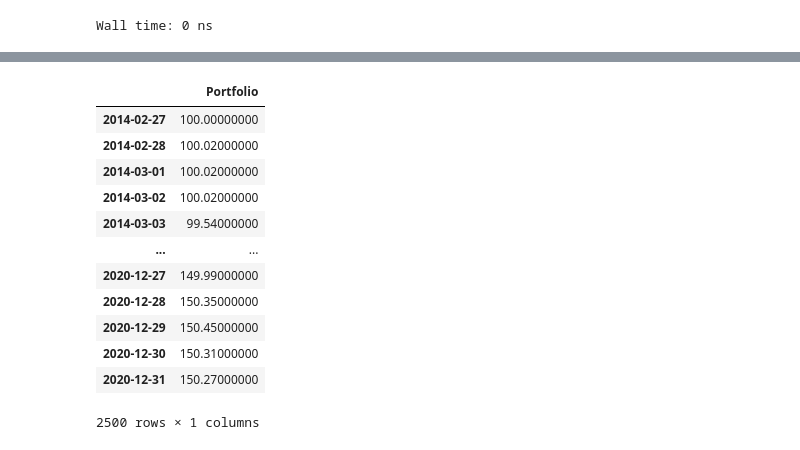
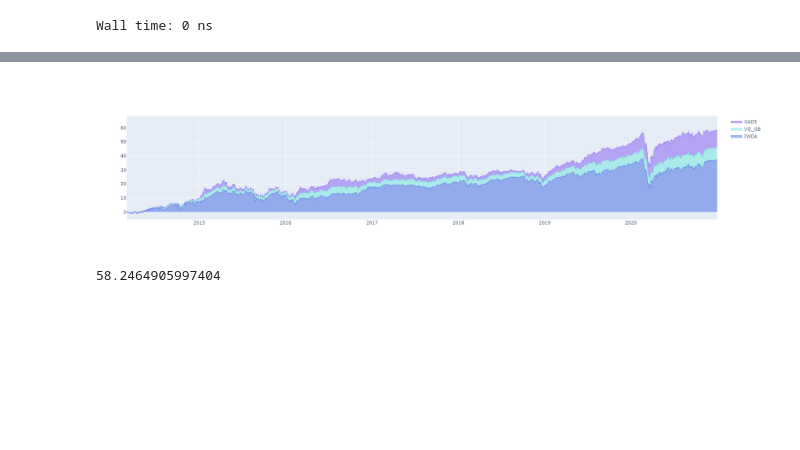
Before and after one commit to LuisSousaSilva/Articles_and_studies, a Jupyter notebook: Contribution.ipynb, the cells around one changed output, grey strips where cells are left out. Cells and saved outputs as stored; diff of their text form; code cells hidden in the pictures; blank space fills up the shorter version.

```diff
--- a/Contribution.ipynb
+++ b/Contribution.ipynb
@@ -303,7 +256,7 @@ n_days
 ISINs = ['IWDA', 'IE00B18GC888', 'XAD5']
 Nomes=['IWDA', 'VG_GB', 'XAD5']
 
-Quotes = pd.read_csv('D:/GDrive/_GitHub/Backtester/Data/Cotacoes_diarias_all.csv', index_col='Date', parse_dates=True)[ISINs].dropna().loc[:'2020']
+Quotes = pd.read_csv('D:/GDrive/_GitHub/Backtester/Data/Cotacoes_diarias_all.csv', index_col='Date', parse_dates=True)[ISINs].dropna().loc[:'2020-06-30']
 Quotes.columns=Nomes
 # %%
 %%time
@@ -317,7 +270,13 @@ def compute_portfolio_with_contributions(df, weights, start_value=100):
 
     # Calculate the rebalancing days dates (including inception date)
     start_index = pd.date_range(start=start, end=start, periods=1)
+    end_index = pd.date_range(start=end, end=end, periods=1)
     rebalancing_days = pd.date_range(start=start, end=end, freq='A').union(start_index)
+
+    if end_index not in rebalancing_days:
+        rebalancing_days = rebalancing_days.union(end_index)
+    print(rebalancing_days)
+
 
     weights = weights
     n_assets = len(weights)
@@ -345,7 +304,7 @@ def compute_portfolio_with_contributions(df, weights, start_value=100):
 
         Contribuição_do_dia = Evolução_no_portfolio - Evolução_no_portfolio.shift(1)
 
-        Contribuição_diária_individual_all = pd.concat([Contribuição_diária_individual_all, Contribuição_do_dia])
+        Contribuição_diária_individual_all = pd.concat([Contribuição_diária_individual_all, Contribuição_do_dia.dropna()])
 
         Contribuição_no_portfolio = Contribuição_do_dia.cumsum()
 
@@ -358,3 +317,7 @@ def compute_portfolio_with_contributions(df, weights, start_value=100):
     return Portfolio, Contribuição_individual
 # %% [output]
 Wall time: 0 ns
+# %%
+%%time
+Portfolio, contribuição_individual = compute_portfolio_with_contributions(Quotes, weights=[0.4, 0.4, 0.2])
+Portfolio.tail()
@@ -381,16 +356,47 @@ compute_portfolio_with_contributions(Quotes, weights=[0.4, 0.6, 0])
-# %%
-pl.compute_portfolio(Quotes, [0.4, 0.6, 0])
-# %% [output]
-|  | Portfolio |
-| 2014-02-27 | 100.00000000 |
-| 2014-02-28 | 100.02000000 |
-| 2014-03-01 | 100.02000000 |
-| 2014-03-02 | 100.02000000 |
-| 2014-03-03 | 99.54000000 |
-| ... | ... |
-| 2020-12-27 | 149.99000000 |
-| 2020-12-28 | 150.35000000 |
-| 2020-12-29 | 150.45000000 |
-| 2020-12-30 | 150.31000000 |
-| 2020-12-31 | 150.27000000 |
-2500 rows × 1 columns
+# %%
+import plotly.graph_objects as go
+
+fig = go.Figure()
+
+fig.add_trace(go.Scatter(
+    x=Portfolio.index,
+    y=contribuição_individual['IWDA'],
+    hoverinfo='x+y',
+    mode='lines',
+    name='IWDA',
+    line=dict(width=0.7,
+              color='royalblue'),
+    stackgroup='one' # define stack group
+))
+
+fig.add_trace(go.Scatter(
+    x=contribuição_individual.index,
+    y=contribuição_individual['VG_GB'],
+    hoverinfo='x+y',
+    mode='lines',
+    name='VG_GB',
+    line=dict(width=0.7,
+              color='rgb(111, 231, 219)'),
+    stackgroup='one'
+))
+
+fig.add_trace(go.Scatter(
+    x=contribuição_individual.index,
+    y=contribuição_individual['XAD5'],
+    hoverinfo='x+y',
+    mode='lines',
+    name='XAD5',
+    line=dict(width=0.7,
+              color='rgb(131, 90, 241)'),
+    stackgroup='one'
+))
+
+fig.update_layout(yaxis_range=(Portfolio.iloc[0][0] - 100 - 5, Portfolio.iloc[-1][0] -100 + 10))
+fig.show()
+# %% [output]
+[figure, added]
+# %%
+pd.set_option("display.max_rows", 20)
+contribuição_individual.iloc[-1].sum()
+# %% [output]
+58.2464905997404
```
Also changed, not shown: parts of 20 cells of this notebook, 1 other file.
